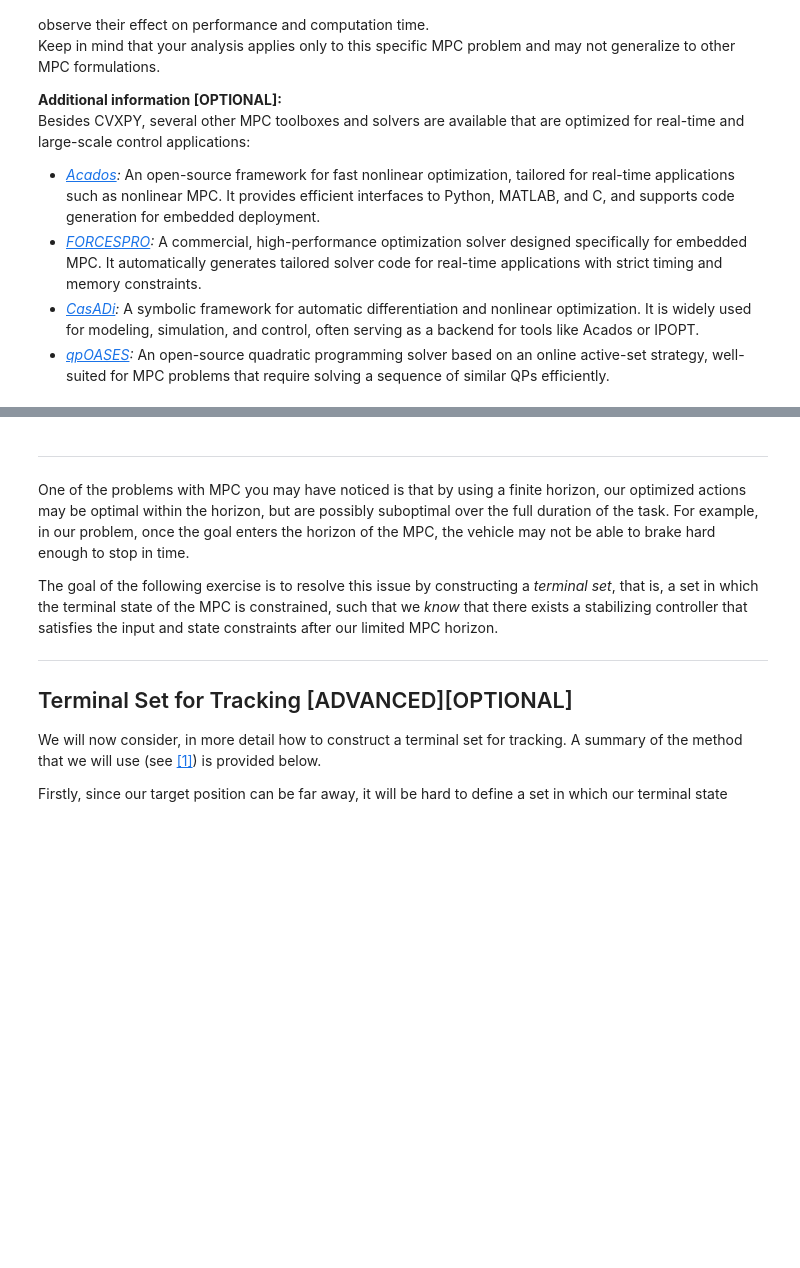
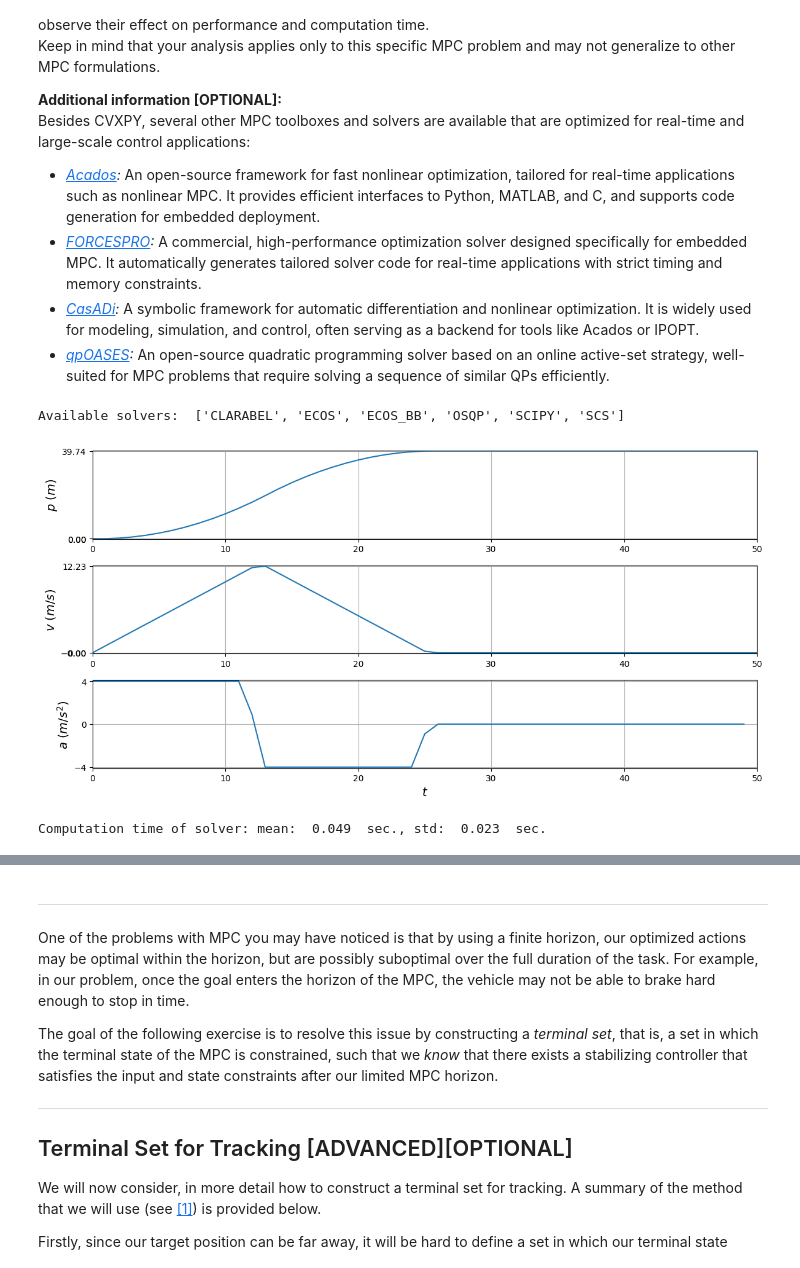
Before and after one commit to Gralerfics/TUD-RO47005-Planning-and-Decision-Making-Assignments, a Jupyter notebook: source/assignment1/assignment1.ipynb, the cells around one changed output, grey strips where cells are left out. Saved outputs shown, nothing was run; the diff lists cells and outputs as text; code cells hidden in the pictures; blank space fills up the shorter version.

```diff
--- a/source/assignment1/assignment1.ipynb
+++ b/source/assignment1/assignment1.ipynb
@@ -591,12 +636,20 @@ Besides CVXPY, several other MPC toolboxes and solvers are available that are op
 - *[qpOASES](https://github.com/coin-or/qpOASES):* An open-source quadratic programming solver based on an online active-set strategy, well-suited for MPC problems that require solving a sequence of similar QPs efficiently.
 # %%
 print("Available solvers: ", cp.installed_solvers())
-solver_type = cp.SCS; solver_options ={"max_iters":1000, "verbose": False}
-# solver_type = cp.OSQP; solver_options ={"max_iter":10000, "verbose": False}
+solver_type = cp.CLARABEL; solver_options = { "max_iter": 10000, "time_limit": 100.0, "verbose": False }
+# solver_type = cp.ECOS; solver_options = { "max_iters": 10000, "abstol": 1e-8, "reltol": 1e-8, "feastol": 1e-8, "abstol_inacc": 5e-5, "reltol_inacc": 5e-5, "feastol_inacc": 1e-4, "verbose": False }
+# solver_type = cp.ECOS_BB; solver_options = { "max_iters": 10000, "abstol": 1e-8, "reltol": 1e-8, "feastol": 1e-8, "abstol_inacc": 5e-5, "reltol_inacc": 5e-5, "feastol_inacc": 1e-4, "verbose": False }
+# solver_type = cp.OSQP; solver_options = { "max_iter": 10000, "eps_abs": 1e-5, "eps_rel": 1e-5, "verbose": False }
+# solver_type = cp.SCIPY; solver_options = { "verbose": False }
+# solver_type = cp.SCS; solver_options = { "max_iters": 10000, "eps": 1e-4, "alpha": 1.8, "acceleration_lookback": 10, "scale": 5.0, "normalize": True, "use_indirect": False, "use_quad_obj": True, "verbose": False }
 
 controller = lambda x_init: controller_wrapper(vehicle, N, x_init, x_target, A_cc, b_cc, solver_type, solver_options)
 states, inputs, plans, timesteps, _ = simulation.simulate(vehicle, dt, T, x_initial, x_target, N, controller)
 print("Computation time of solver: mean: ", np.round(np.mean(computation_times), 3), " sec., std: ",
       np.round(np.std(computation_times), 3), " sec.")
+# %% [output]
+Available solvers:  ['CLARABEL', 'ECOS', 'ECOS_BB', 'OSQP', 'SCIPY', 'SCS']
+[figure, added]
+Computation time of solver: mean:  0.049  sec., std:  0.023  sec.
 # %% [markdown]
 Document your findings here:
```
Also changed, not shown: parts of 12 cells of this notebook.
